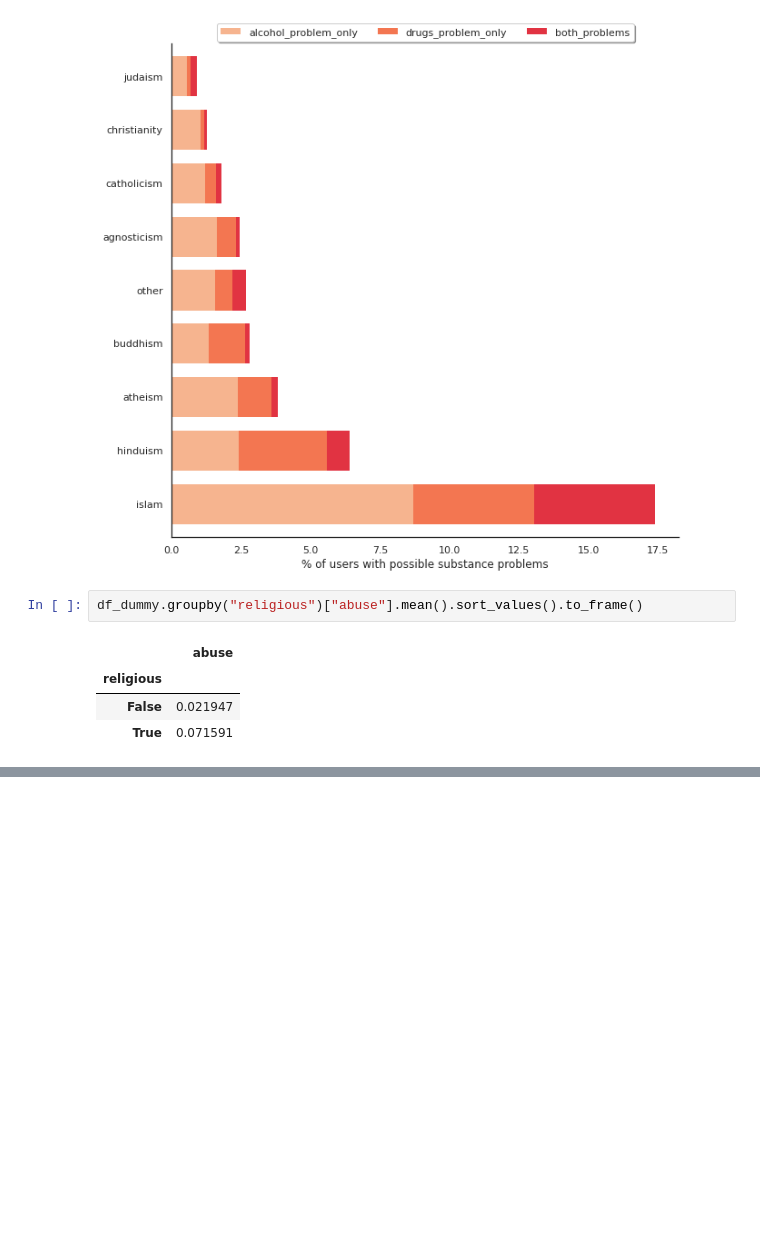
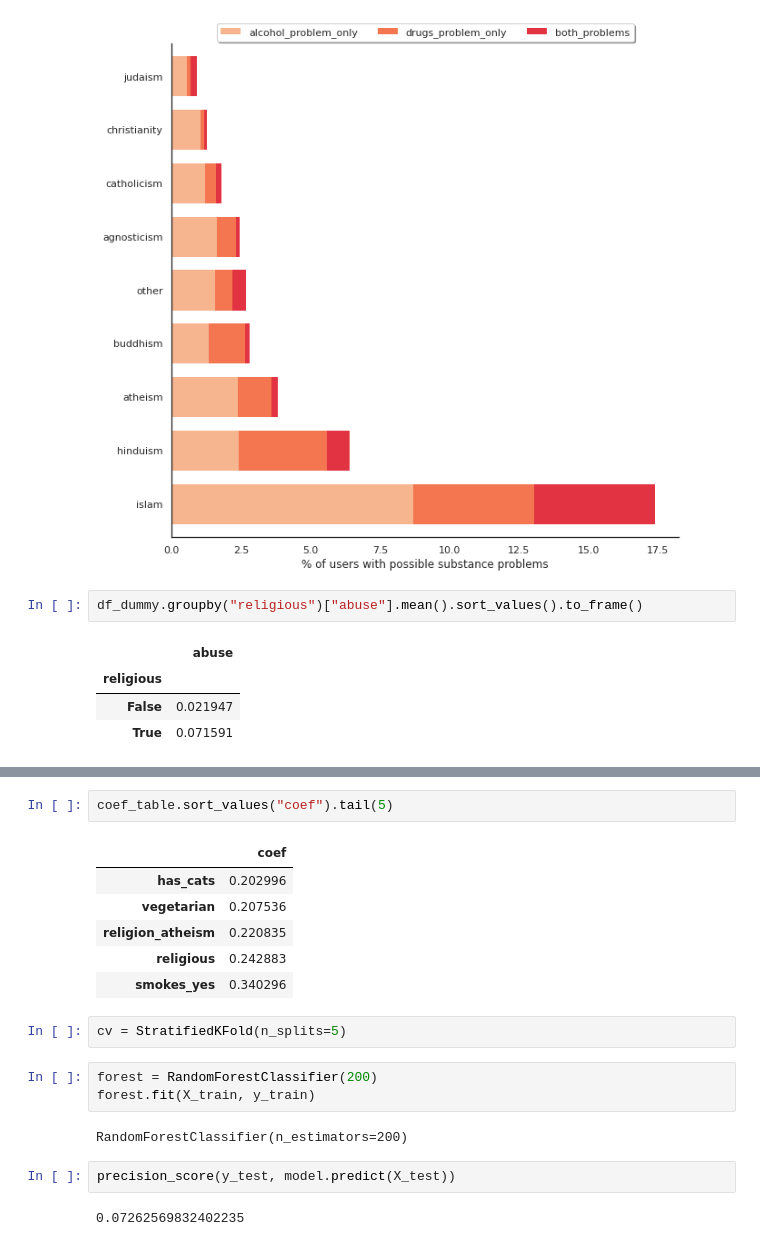
Before and after one commit to brunoarine/substance-problem-study, a Jupyter notebook: notebooks/project.ipynb, the cells around one changed output, grey strips where cells are left out. Saved outputs shown, nothing was run; the diff lists cells and outputs as text; blank space fills up the shorter version.

```diff
--- a/notebooks/project.ipynb
+++ b/notebooks/project.ipynb
@@ -280,0 +307,20 @@ Length: 115, dtype: float64
+# %%
+coef_table.sort_values("coef").tail(5)
+# %% [output]
+|  | coef |
+| has_cats | 0.202996 |
+| vegetarian | 0.207536 |
+| religion_atheism | 0.220835 |
+| religious | 0.242883 |
+| smokes_yes | 0.340296 |
+# %%
+cv = StratifiedKFold(n_splits=5)
+# %%
+forest = RandomForestClassifier(200)
+forest.fit(X_train, y_train)
+# %% [output]
+RandomForestClassifier(n_estimators=200)
+# %%
+precision_score(y_test, model.predict(X_test))
+# %% [output]
+0.07262569832402235
```
Also changed, not shown: parts of 8 cells of this notebook.
